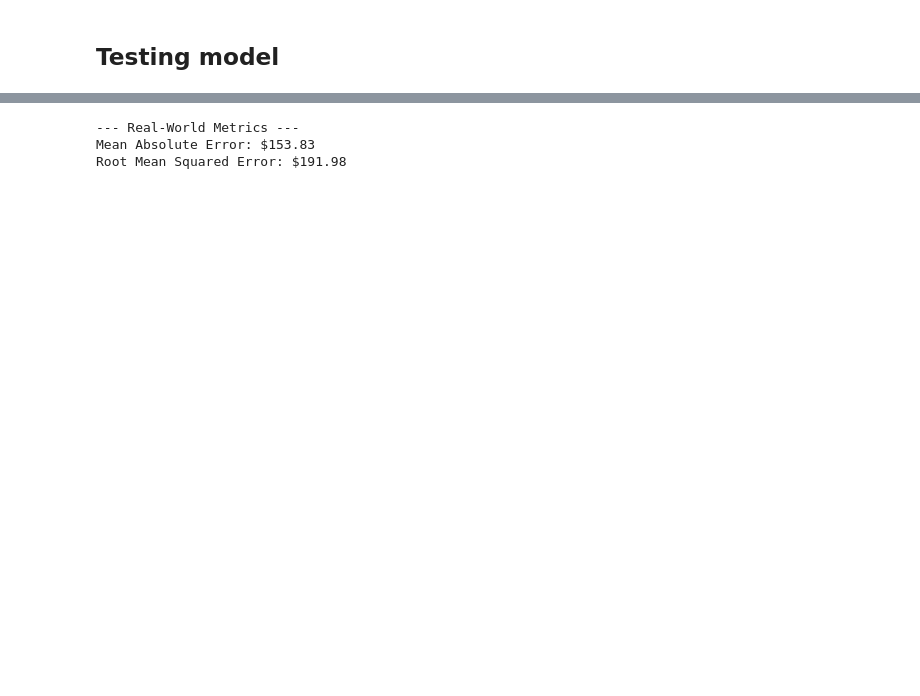
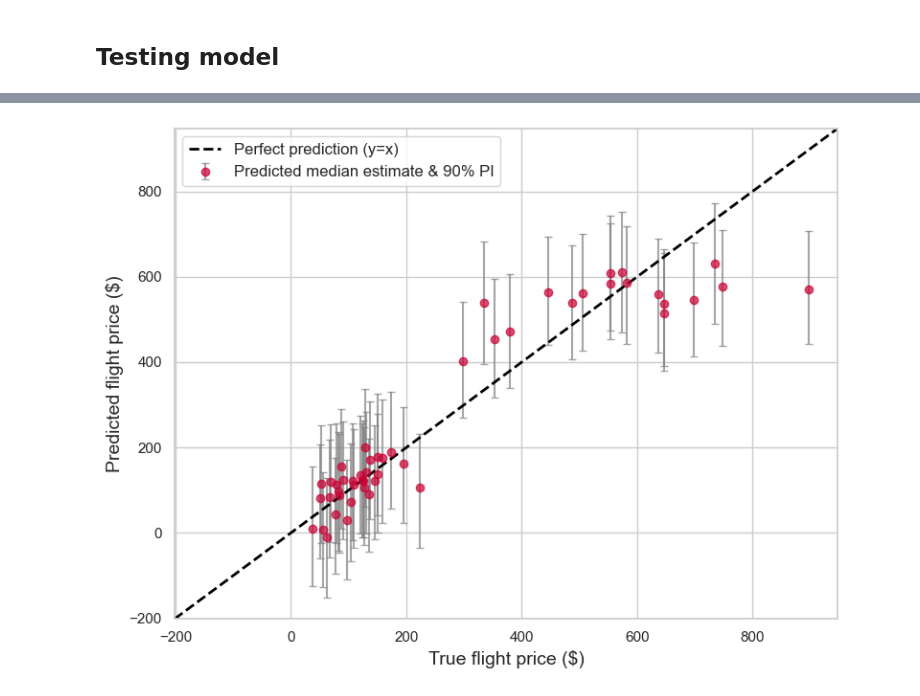
Before and after one commit to Vastian4/course_42186_MBML, a Jupyter notebook: notebook.ipynb, the cells around one changed output, grey strips where cells are left out. Saved outputs shown, nothing was run; the diff lists cells and outputs as text; code cells hidden in the pictures; blank space fills up the shorter version.

```diff
--- a/notebook.ipynb
+++ b/notebook.ipynb
@@ -288,12 +303,64 @@ RMSE (Scaled): 0.8862
-# %%
-# un-scale the MAE and RMSE
-mae_dollars = mae_scaled * fare_std
-rmse_dollars = rmse_scaled * fare_std
-
-print(f"--- Real-World Metrics ---")
-print(f"Mean Absolute Error: ${mae_dollars:.2f}")
-print(f"Root Mean Squared Error: ${rmse_dollars:.2f}")
-# %% [output]
---- Real-World Metrics ---
-Mean Absolute Error: $153.83
-Root Mean Squared Error: $191.98
+# %%
+### plot a random sample of 100 posterior predictions vs true flight prices
+
+# unscale flight prices back to dollars
+true_prices_dollars = (fare_tensor_test * fare_std) + fare_mean
+pred_median_dollars = (pred_median * fare_std) + fare_mean
+pred_lower_dollars = (pred_lower * fare_std) + fare_mean
+pred_upper_dollars = (pred_upper * fare_std) + fare_mean
+
+# randomly sample 50 points
+sample_indices = np.random.choice(len(true_prices_dollars), size=50, replace=False)
+
+true_sample = true_prices_dollars[sample_indices].numpy()
+median_sample = pred_median_dollars[sample_indices].numpy()
+lower_sample = pred_lower_dollars[sample_indices].numpy()
+upper_sample = pred_upper_dollars[sample_indices].numpy()
+
+# calculate the lengths of the error bars relative to the median
+err_down = median_sample - lower_sample
+err_up = upper_sample - median_sample
+
+sns.set_theme(style="whitegrid")
+plt.figure(figsize=(8, 6))
+
+# plot the uncertainty bounds as vertical lines
+plt.errorbar(
+    x=true_sample,
+    y=median_sample,
+    yerr=[err_down, err_up],
+    fmt='o',
+    color="#ca0133",
+    ecolor="gray",
+    elinewidth=1.5,
+    capsize=3,
+    alpha=0.7,
+    label="Predicted median estimate & 90% PI"
+)
+
+# plot the y = x line
+min_val = min(true_sample.min(), lower_sample.min()) - 50
+max_val = max(true_sample.max(), upper_sample.max()) + 50
+
+plt.plot(
+    [min_val, max_val],
+    [min_val, max_val],
+    color="black",
+    linestyle="--",
+    linewidth=2,
+    label="Perfect prediction (y=x)"
+)
+
+plt.xlabel("True flight price ($)", fontsize=14)
+plt.ylabel("Predicted flight price ($)", fontsize=14)
+
+# force the axes to be the exact same scale so the diagonal line is 45 degrees
+plt.xlim(min_val, max_val)
+plt.ylim(min_val, max_val)
+
+plt.legend(loc="upper left", frameon=True, fontsize=12)
+plt.tight_layout()
+plt.savefig("figures/predicted_vs_true_price.png")
+plt.show()
+# %% [output]
+[figure, added]
```
Also changed, not shown: parts of 12 cells of this notebook, 7 other files.
